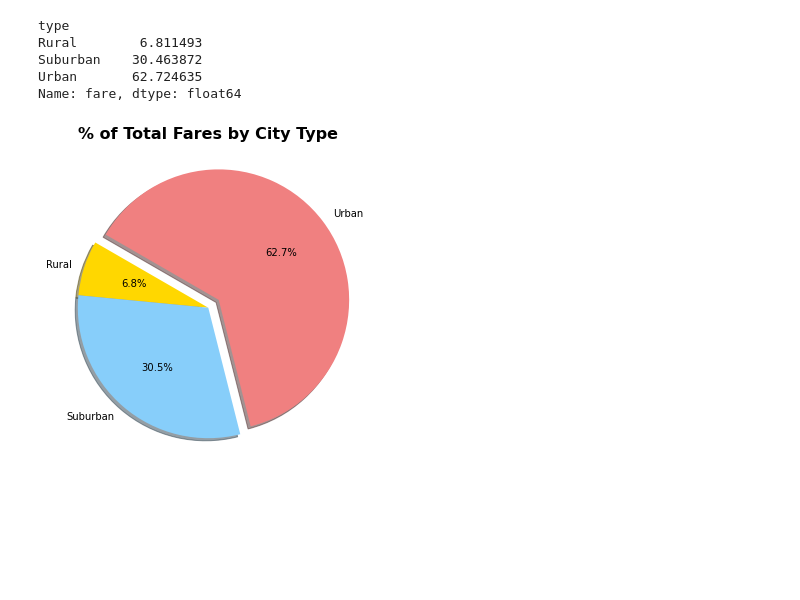
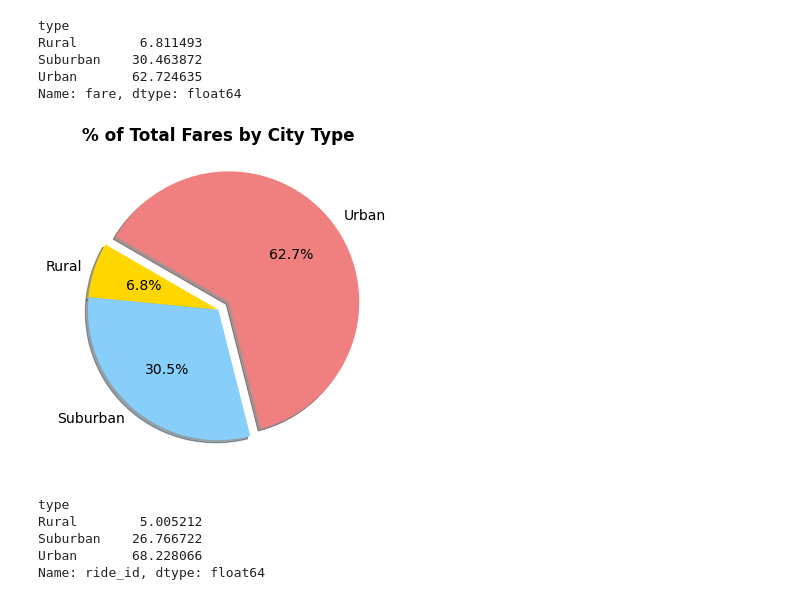
Before and after one commit to MRLinares/PyBer_Analysis, a Jupyter notebook: PyBer.ipynb, the cells around one changed output. Saved outputs shown, nothing was run; the diff lists cells and outputs as text; code cells hidden in the pictures; blank space fills up the shorter version.

Commit message:
next pie chart total rides pct

```diff
--- a/PyBer.ipynb
+++ b/PyBer.ipynb
@@ -805,33 +805,47 @@ Name: fare, dtype: float64
 import matplotlib as mpl
 
 # Build Pie Chart
 
 plt.subplots(figsize=(10, 6))
 
 plt.pie(type_percents,
 
         labels=["Rural", "Suburban", "Urban"],
 
         colors=["gold", "lightskyblue", "lightcoral"],
 
         explode=[0, 0, 0.1],
 
         autopct='%1.1f%%',
 
         shadow=True,
 
         startangle=150)
 
-plt.title("% of Total Fares by City Type",fontsize=16,fontweight="bold")
+plt.title("% of Total Fares by City Type",fontweight="bold")
 
 # Change the default font size from 10 to 14
 
-mpl.rcParams['fontsize'] = 14
+mpl.rcParams['font.size'] = 14
 
 # Save Figure
+
+plt.savefig("analysis/Fig5.png")
 
 # Show Figure
 
 plt.show()
 # %% [output]
-[figure, old version]
+[figure, new version]
+# %%
+# Calculate the percentage of total rides for each city type.
+
+ride_percents = pyber_data_df.groupby(["type"]).sum()["ride_id"]/pyber_data_df["ride_id"].sum() * 100
+
+ride_percents
+# %% [output]
+type
+Rural        5.005212
+Suburban    26.766722
+Urban       68.228066
+Name: ride_id, dtype: float64
```
Also changed, not shown: parts of 1 cell of this notebook.
